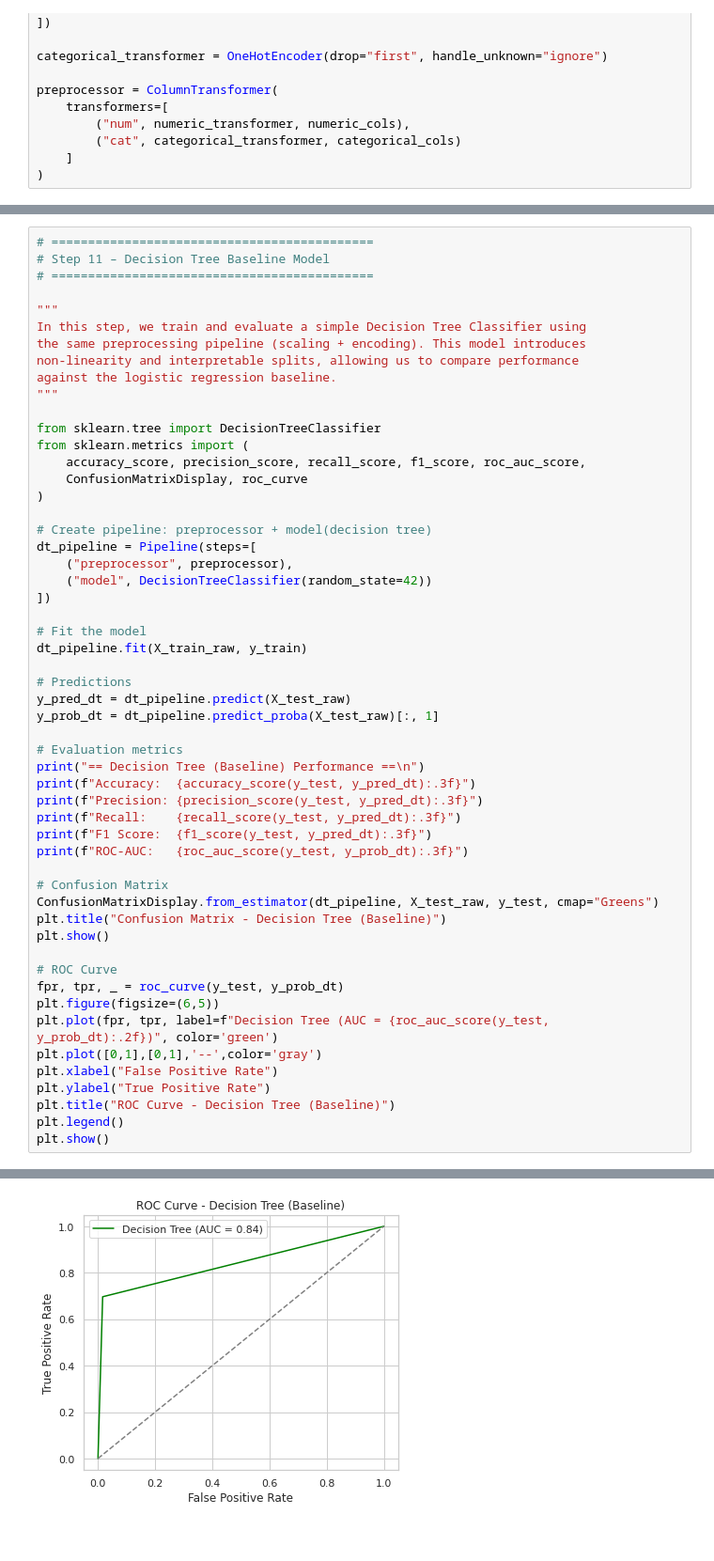
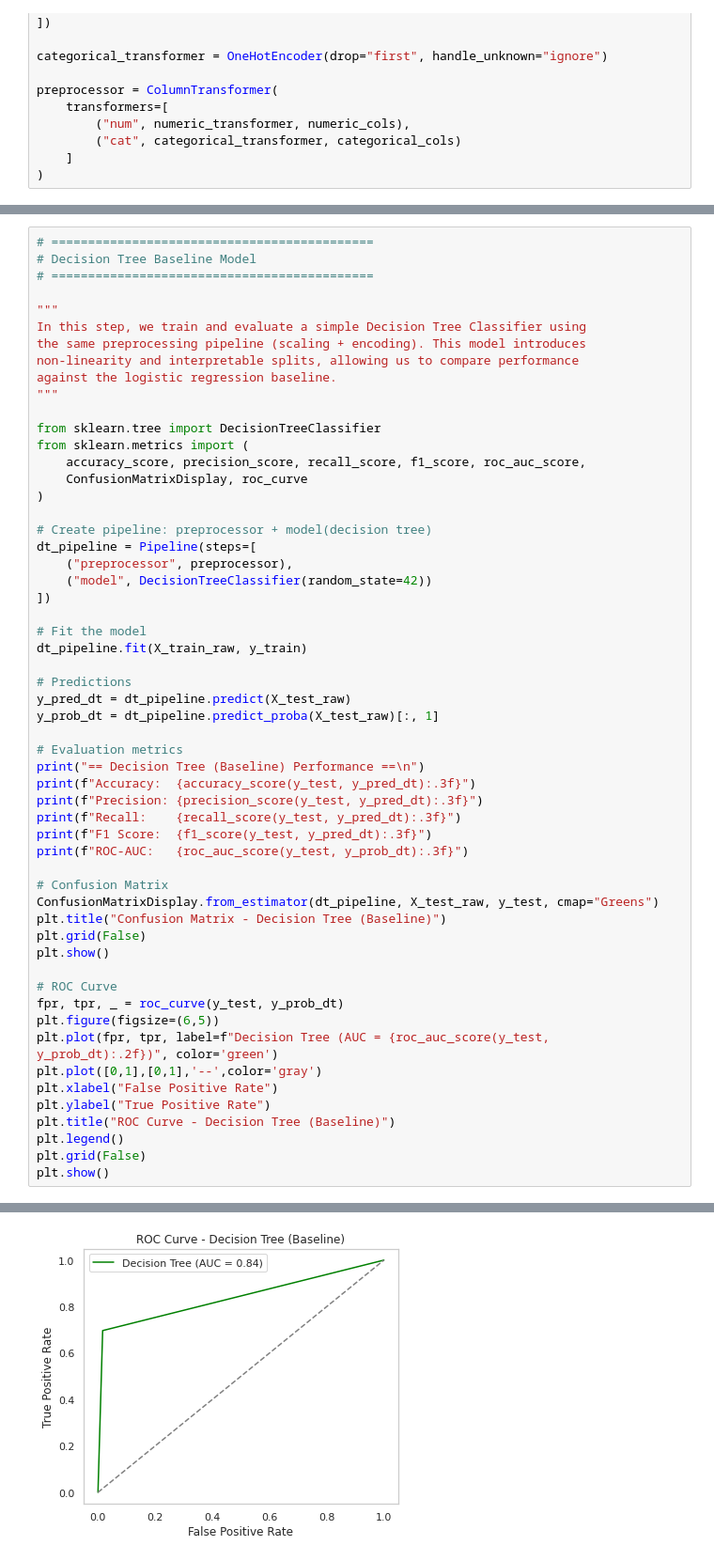
Before and after one commit to rahroy82/Telecom-Analysis, a Jupyter notebook: Telecom_Customer_Churn.ipynb, the cells around one changed output, grey strips where cells are left out. Shown: that part at 94% size. Cells and saved outputs as stored; diff of their text form.

```diff
--- a/Telecom_Customer_Churn.ipynb
+++ b/Telecom_Customer_Churn.ipynb
@@ -302,7 +314,7 @@ Train and evaluate a Decision Tree classifier using the same preprocessing pipel
 Visualize results with a Confusion Matrix and ROC Curve for comparison.
 # %%
 # ============================================
-# Step 11 – Decision Tree Baseline Model
+# Decision Tree Baseline Model
 # ============================================
 
 """
@@ -342,6 +354,7 @@ print(f"ROC-AUC:   {roc_auc_score(y_test, y_prob_dt):.3f}")
 # Confusion Matrix
 ConfusionMatrixDisplay.from_estimator(dt_pipeline, X_test_raw, y_test, cmap="Greens")
 plt.title("Confusion Matrix - Decision Tree (Baseline)")
+plt.grid(False)
 plt.show()
 
 # ROC Curve
@@ -353,6 +366,7 @@ plt.xlabel("False Positive Rate")
 plt.ylabel("True Positive Rate")
 plt.title("ROC Curve - Decision Tree (Baseline)")
 plt.legend()
+plt.grid(False)
 plt.show()
 # %% [output]
 == Decision Tree (Baseline) Performance ==
@@ -366,2 +380,2 @@ ROC-AUC:   0.840
-[figure, old version]
+[figure, new version]
 # %% [markdown]
```
Also changed, not shown: parts of 23 cells of this notebook, 4 other files.
